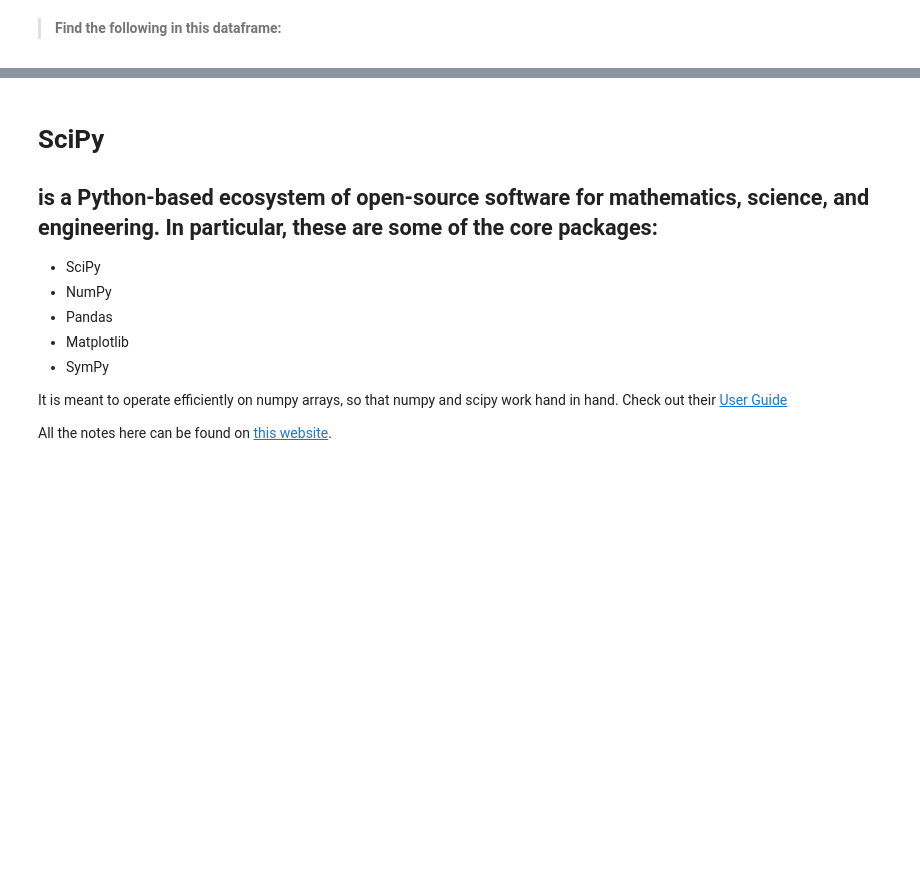
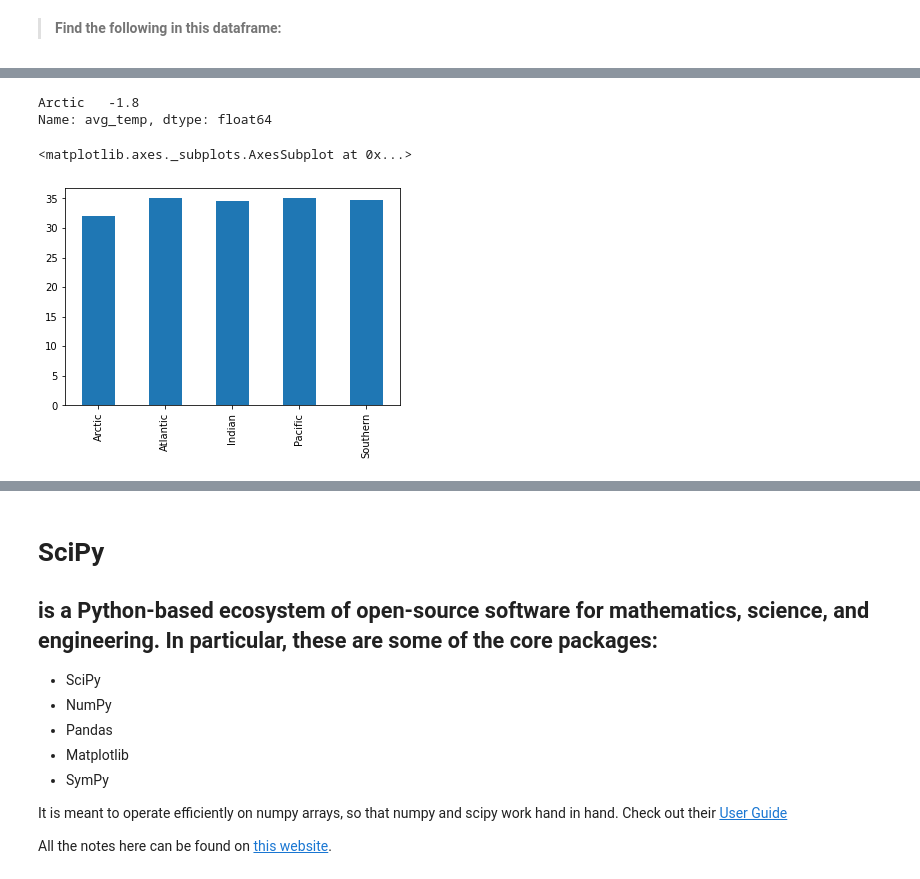
Before and after one commit to shanicetbailey/cig, a Jupyter notebook: Week_2_Pandas_NumPy_SciPy_blank_cells.ipynb, the cells around one changed output, grey strips where cells are left out. Saved outputs shown, nothing was run; the diff lists cells and outputs as text; code cells hidden in the pictures; blank space fills up the shorter version.

```diff
--- a/Week_2_Pandas_NumPy_SciPy_blank_cells.ipynb
+++ b/Week_2_Pandas_NumPy_SciPy_blank_cells.ipynb
@@ -191,0 +375,2 @@ Introduce pd frame and series with class age and height, with the names as index
+# %%
+df = pd.DataFrame(data=avg_data, index=ocean_basins)
@@ -210,2 +503,4 @@ Introduce pd frame and series with class age and height, with the names as index
 # %% [markdown]
 > Which we can easily add as another column to the DataFrame:
+# %%
+df['TS'] = df.avg_salinity * df.avg_temp
@@ -215,0 +522,12 @@ Introduce pd frame and series with class age and height, with the names as index
+# %%
+#create new DataFrame object of global averages
+
+#create index
+index = ['Global']
+
+#create values
+values = {'avg_salinity':df.avg_salinity.mean(),
+          'avg_temp':df.avg_temp.mean(),
+          'TS':df.TS.mean()}
+
+globe = pd.DataFrame(data=values, index=index)
@@ -215,0 +548,2 @@ Introduce pd frame and series with class age and height, with the names as index
+# %%
+df_new = df.append(globe)
@@ -222,6 +577,14 @@ Introduce pd frame and series with class age and height, with the names as index
 # %%
 # Another way to find the index associated with coldest temperature:
+df.avg_temp[df.avg_temp == df.avg_temp.min()]
+# %% [output]
+Arctic   -1.8
+Name: avg_temp, dtype: float64
 # %%
 # Plot avg salinity!
+df.avg_salinity.plot(kind='bar')
+# %% [output]
+<matplotlib.axes._subplots.AxesSubplot at 0x...>
+[figure, added]
 # %%
 # Plot all the columns in the DataFrame!
```
Also changed, not shown: parts of 112 cells of this notebook.
